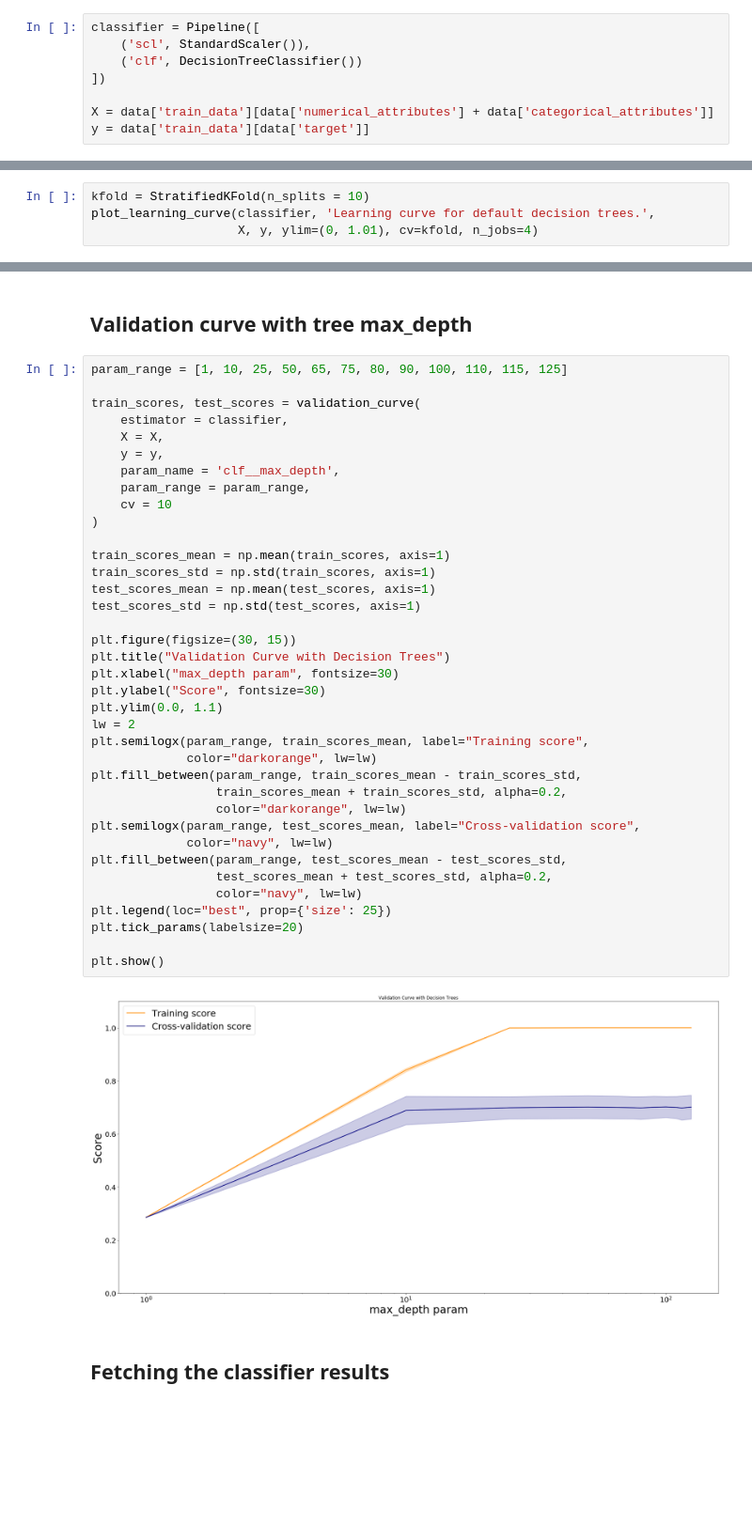
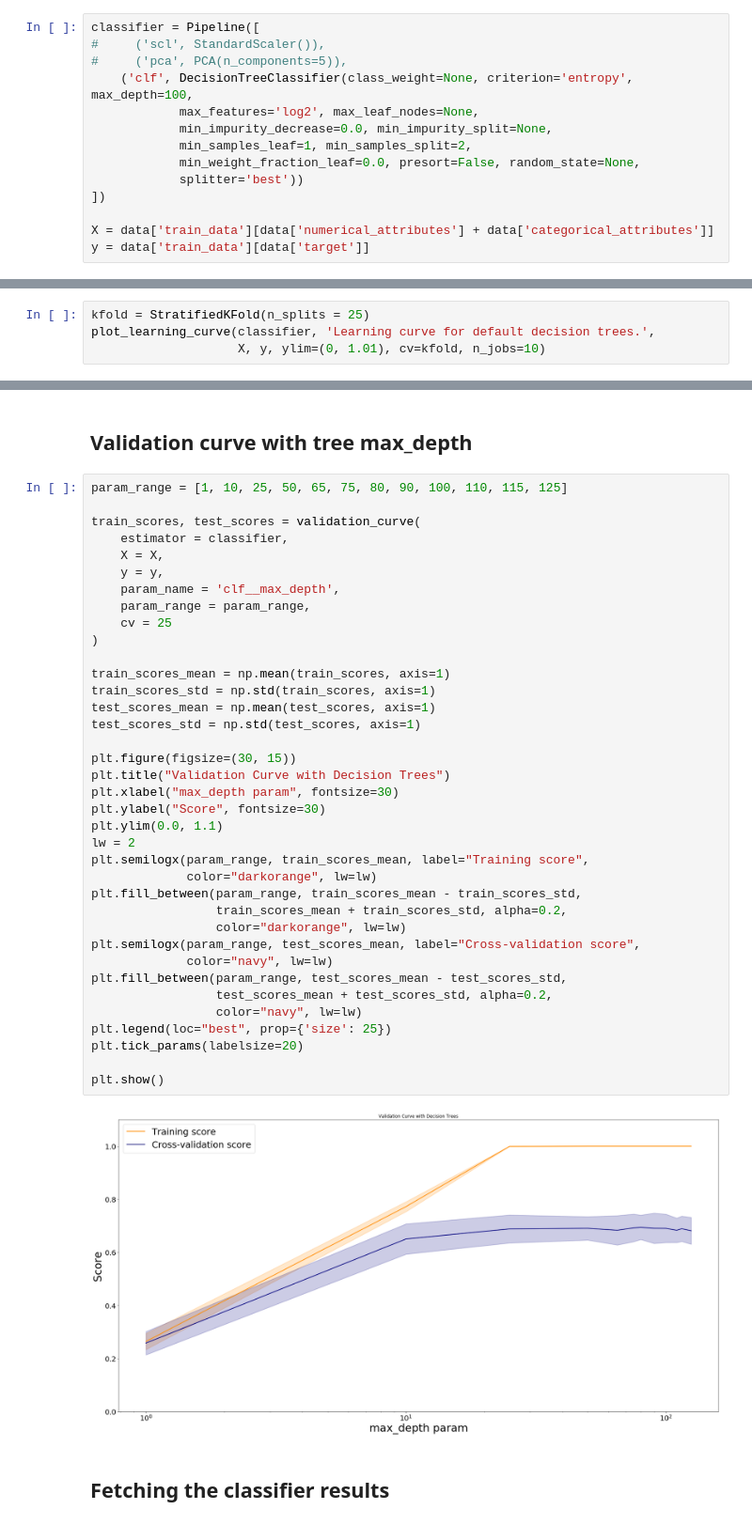
Before and after one commit to stefan-matcovici/Forest-Cover-Type-Prediction, a Jupyter notebook: 4-classification/decision-trees.ipynb, the cells around one changed output, grey strips where cells are left out. Shown at 94% size. Drawn from its saved outputs; the diff is of its cells as text; blank space fills up the shorter version.

Commit message:
Finished the decision trees notebook.

```diff
--- a/4-classification/decision-trees.ipynb
+++ b/4-classification/decision-trees.ipynb
@@ -29,8 +31,14 @@ You can access Timestamp as pandas.Timestamp
 Let's create now the estimator pipeline.
 # %%
 classifier = Pipeline([
-    ('scl', StandardScaler()),
-    ('clf', DecisionTreeClassifier())
+#     ('scl', StandardScaler()),
+#     ('pca', PCA(n_components=5)),
+    ('clf', DecisionTreeClassifier(class_weight=None, criterion='entropy', max_depth=100,
+            max_features='log2', max_leaf_nodes=None,
+            min_impurity_decrease=0.0, min_impurity_split=None,
+            min_samples_leaf=1, min_samples_split=2,
+            min_weight_fraction_leaf=0.0, presort=False, random_state=None,
+            splitter='best'))
 ])
 
 X = data['train_data'][data['numerical_attributes'] + data['categorical_attributes']]
@@ -38,8 +46,8 @@ y = data['train_data'][data['target']]
 # %% [markdown]
 ## Learning curve
 # %%
-kfold = StratifiedKFold(n_splits = 10)
+kfold = StratifiedKFold(n_splits = 25)
 plot_learning_curve(classifier, 'Learning curve for default decision trees.',
-                    X, y, ylim=(0, 1.01), cv=kfold, n_jobs=4)
+                    X, y, ylim=(0, 1.01), cv=kfold, n_jobs=10)
 # %% [output]
 <module 'matplotlib.pyplot' from '/Users/andrluc/.pyenv/versions/3.6.4/lib/python3.6/site-packages/matplotlib/pyplot.py'>
@@ -55,36 +63,36 @@ train_scores, test_scores = validation_curve(
     y = y,
     param_name = 'clf__max_depth',
     param_range = param_range,
-    cv = 10
+    cv = 25
 )
 
 train_scores_mean = np.mean(train_scores, axis=1)
 train_scores_std = np.std(train_scores, axis=1)
 test_scores_mean = np.mean(test_scores, axis=1)
 test_scores_std = np.std(test_scores, axis=1)
 
 plt.figure(figsize=(30, 15))
 plt.title("Validation Curve with Decision Trees")
 plt.xlabel("max_depth param", fontsize=30)
 plt.ylabel("Score", fontsize=30)
 plt.ylim(0.0, 1.1)
 lw = 2
 plt.semilogx(param_range, train_scores_mean, label="Training score",
              color="darkorange", lw=lw)
 plt.fill_between(param_range, train_scores_mean - train_scores_std,
                  train_scores_mean + train_scores_std, alpha=0.2,
                  color="darkorange", lw=lw)
 plt.semilogx(param_range, test_scores_mean, label="Cross-validation score",
              color="navy", lw=lw)
 plt.fill_between(param_range, test_scores_mean - test_scores_std,
                  test_scores_mean + test_scores_std, alpha=0.2,
                  color="navy", lw=lw)
 plt.legend(loc="best", prop={'size': 25})
 plt.tick_params(labelsize=20)
 
 plt.show()
 # %% [output]
-[figure, old version]
+[figure, new version]
 # %% [markdown]
 ## Fetching the classifier results
 # %%
```
Also changed, not shown: parts of 6 cells of this notebook, 1 other file.
